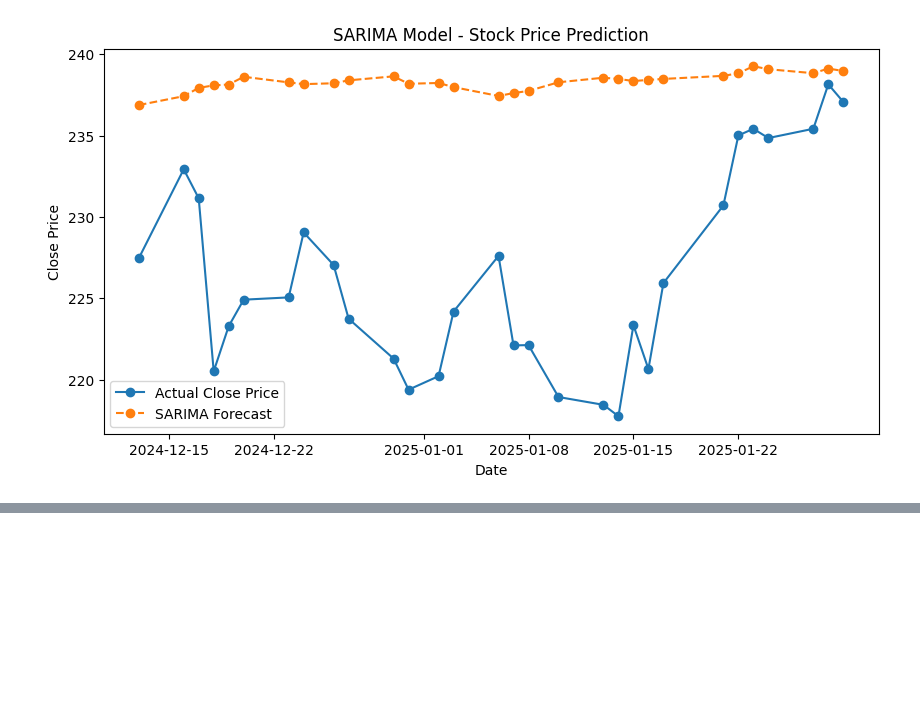
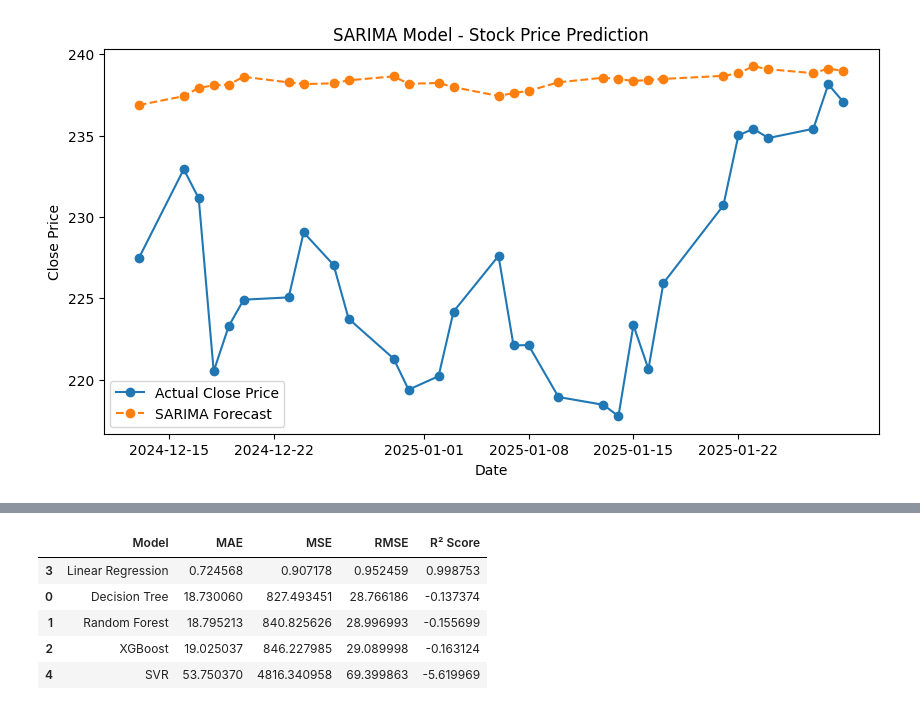
Before and after one commit to AnubhavYadavBCA25/MNCs-Companies-Stocks-Prediction, a Jupyter notebook: notebooks/Model-Building.ipynb, the cells around one changed output, grey strips where cells are left out. Saved outputs shown, nothing was run; the diff lists cells and outputs as text; code cells hidden in the pictures; blank space fills up the shorter version.

```diff
--- a/notebooks/Model-Building.ipynb
+++ b/notebooks/Model-Building.ipynb
@@ -861,0 +1045,11 @@ R² Score: -3.7731
+# %%
+# Model result for Apple Stocks
+model_results_apple = train_and_evaluate_models(X_train_apple_scaled, X_test_apple_scaled, y_train_apple, y_test_apple)
+model_results_apple
+# %% [output]
+|  | Model | MAE | MSE | RMSE | R² Score |
+| 3 | Linear Regression | 0.724568 | 0.907178 | 0.952459 | 0.998753 |
+| 0 | Decision Tree | 18.730060 | 827.493451 | 28.766186 | -0.137374 |
+| 1 | Random Forest | 18.795213 | 840.825626 | 28.996993 | -0.155699 |
+| 2 | XGBoost | 19.025037 | 846.227985 | 29.089998 | -0.163124 |
+| 4 | SVR | 53.750370 | 4816.340958 | 69.399863 | -5.619969 |
```
Also changed, not shown: parts of 17 cells of this notebook.
